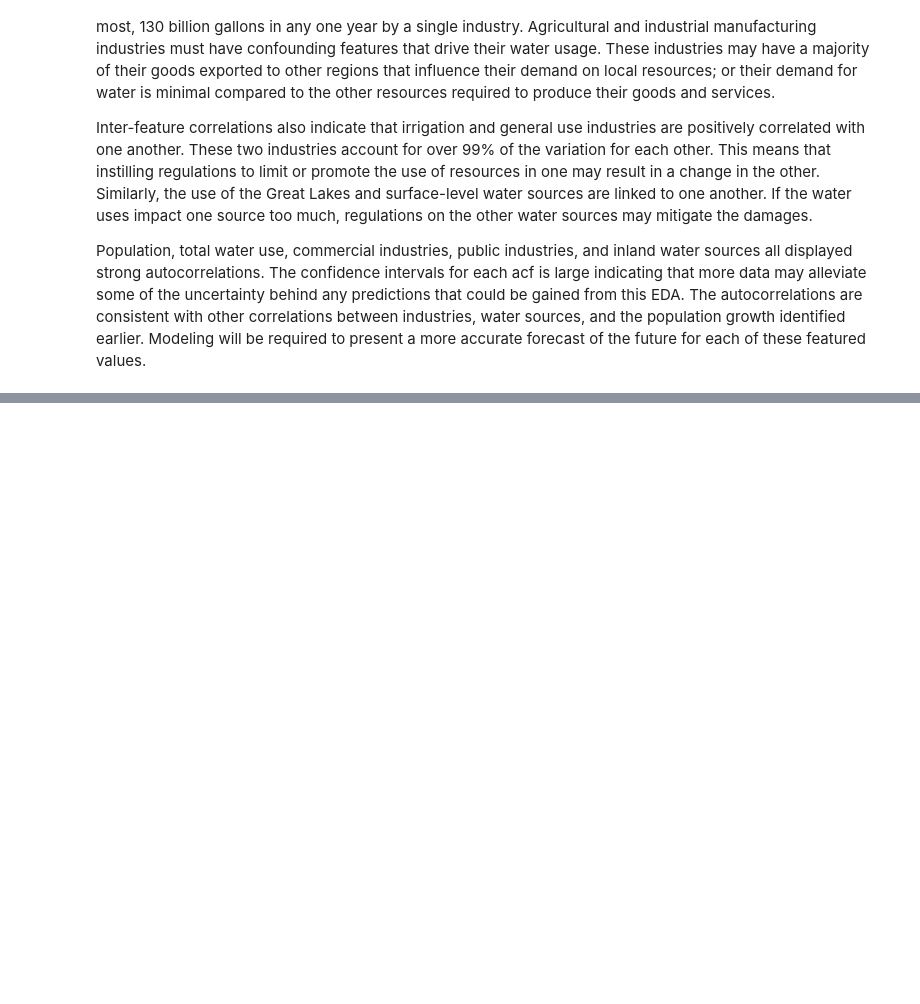
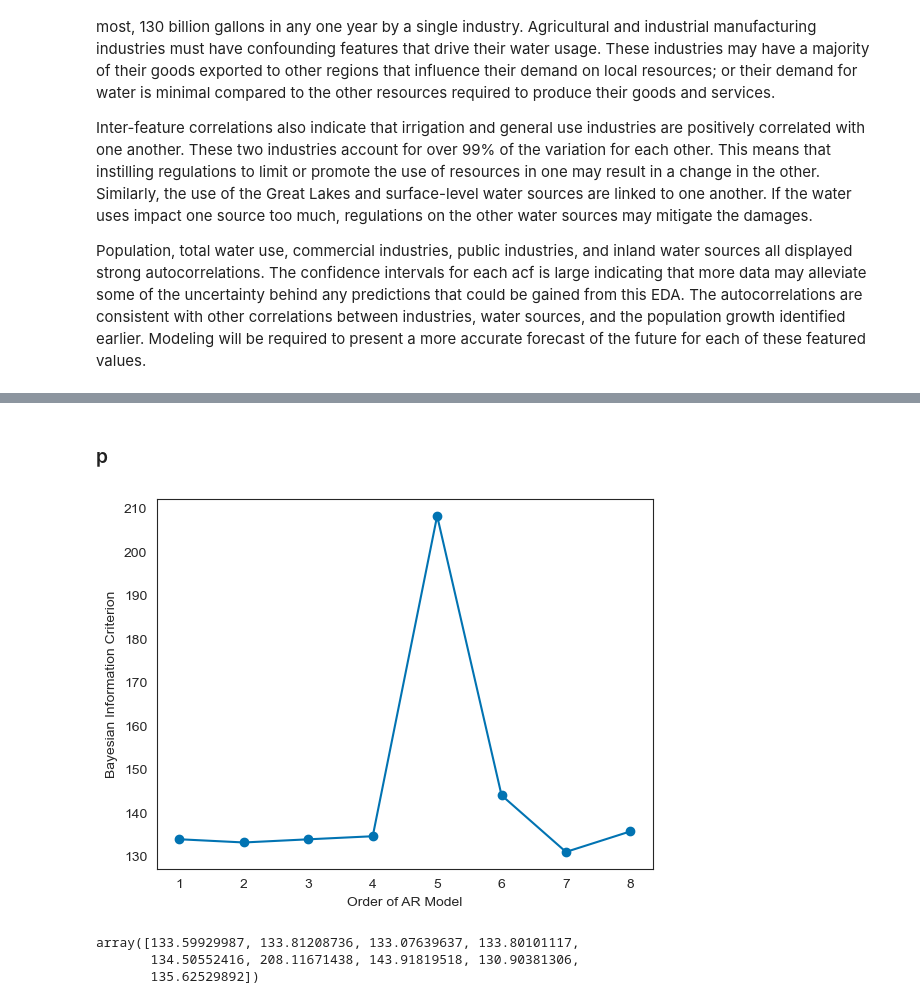
Before and after one commit to jpjavier23/michigan_water_use, a Jupyter notebook: michigan_water_use.ipynb, the cells around one changed output, grey strips where cells are left out. Saved outputs shown, nothing was run; the diff lists cells and outputs as text; code cells hidden in the pictures; blank space fills up the shorter version.

```diff
--- a/michigan_water_use.ipynb
+++ b/michigan_water_use.ipynb
@@ -1064,0 +1175,21 @@ Population, total water use, commercial industries, public industries, and inlan
+# %% [markdown]
+### p
+# %%
+BIC_p = np.zeros(9)
+for p in range(9):
+    mod = ARIMA(d['water_use'], order = (p, 0, 0))
+    res = mod.fit()
+    BIC_p[p] = res.bic
+
+plt.plot(range(1, 9), BIC_p[1:9], marker = 'o')
+plt.xlabel('Order of AR Model')
+plt.ylabel('Bayesian Information Criterion')
+plt.show()
+# %% [output]
+[figure, added]
+# %%
+BIC_p
+# %% [output]
+array([133.59929987, 133.81208736, 133.07639637, 133.80101117,
+       134.50552416, 208.11671438, 143.91819518, 130.90381306,
+       135.62529892])
```
Also changed, not shown: parts of 22 cells of this notebook.
